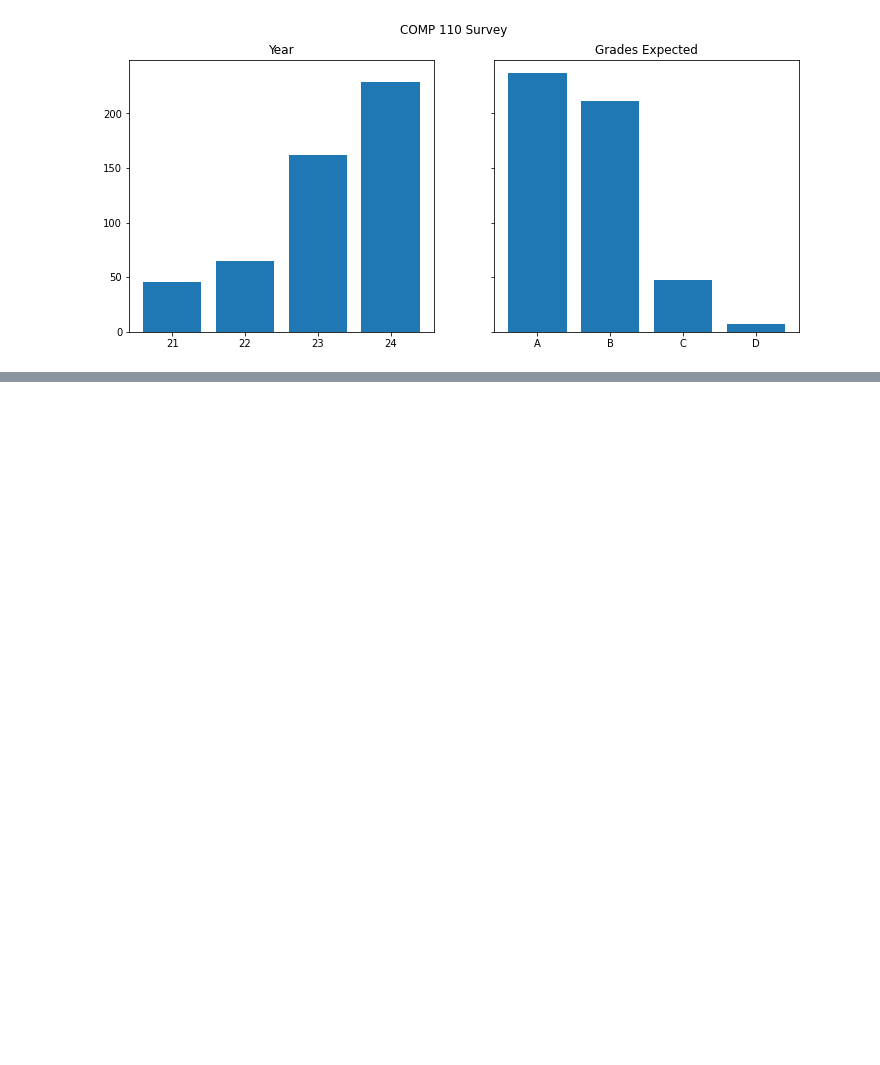
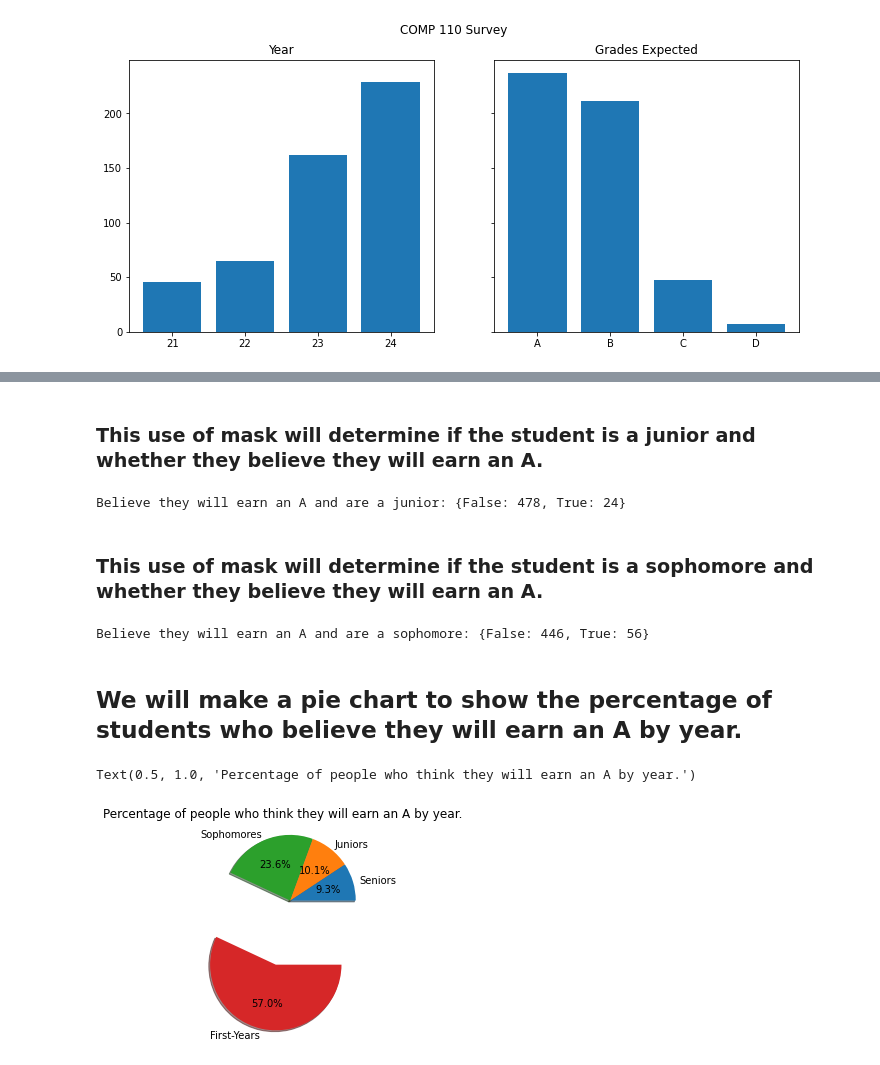
Before and after one commit to jzotto/comp110-21s-workspace, a Jupyter notebook: projects/pj01/analysis.ipynb, the cells around one changed output, grey strips where cells are left out. Cells and saved outputs as stored; diff of their text form; code cells hidden in the pictures; blank space fills up the shorter version.

```diff
--- a/projects/pj01/analysis.ipynb
+++ b/projects/pj01/analysis.ipynb
@@ -105,0 +146,53 @@ TypeError: list indices must be integers or slices, not str
+# %% [markdown]
+### This use of mask will determine if the student is a junior and whether they believe they will earn an A.
+# %%
+def masked2(column: list[str], mask1: list[bool], mask2: list[bool]) -> list[bool]:
+     """List of T/F statements about grade and seniors."""
+     result: list[bool] = []
+     for i in range(len(column)):
+         if mask_junior[i] and mask2[i]:
+             result.append(True)
+         else:
+             result.append(False)
+     return result
+
+mask5: list[bool] = masked2(columns["grade"], mask_junior, mask2)
+mask5_counts: dict[str, int] = count(mask5)
+print(f"Believe they will earn an A and are a junior: {mask5_counts}")
+# %% [output]
+Believe they will earn an A and are a junior: {False: 478, True: 24}
+# %% [markdown]
+### This use of mask will determine if the student is a sophomore and whether they believe they will earn an A.
+# %%
+def masked3(column: list[str], mask1: list[bool], mask2: list[bool]) -> list[bool]:
+     """List of T/F statements about grade and seniors."""
+     result: list[bool] = []
+     for i in range(len(column)):
+         if mask_soph[i] and mask2[i]:
+             result.append(True)
+         else:
+             result.append(False)
+     return result
+
+mask6: list[bool] = masked3(columns["grade"], mask_soph, mask2)
+mask6_counts: dict[str, int] = count(mask6)
+print(f"Believe they will earn an A and are a sophomore: {mask6_counts}")
+# %% [output]
+Believe they will earn an A and are a sophomore: {False: 446, True: 56}
+# %% [markdown]
+## We will make a pie chart to show the percentage of students who believe they will earn an A by year.
+# %%
+import matplotlib.pyplot as plt
+
+labels = 'Seniors', 'Juniors', 'Sophomores', 'First-Years'
+sizes = [22, 24, 56, 135]
+explode = (0, 0, 0, 0.1)
+
+fig1, ax1 = plt.subplots()
+ax1.pie(sizes, explode=explode, labels=labels, autopct='%1.1f%%',
+        shadow=True, startangle=0)
+ax1.axis('equal')
+ax1.set_title("Percentage of people who think they will earn an A by year.")
+# %% [output]
+Text(0.5, 1.0, 'Percentage of people who think they will earn an A by year.')
+[figure, added]
```
Also changed, not shown: parts of 12 cells of this notebook.
